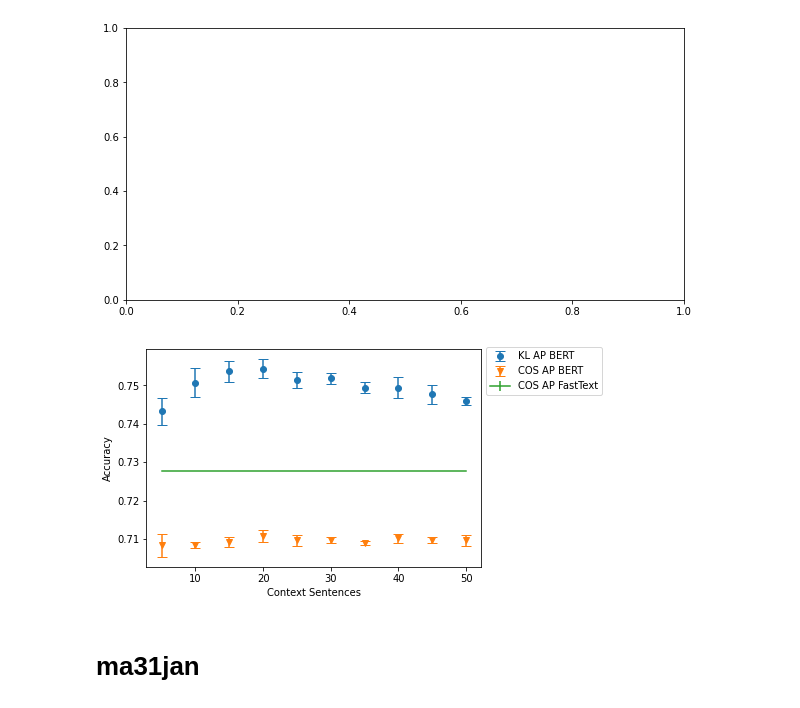
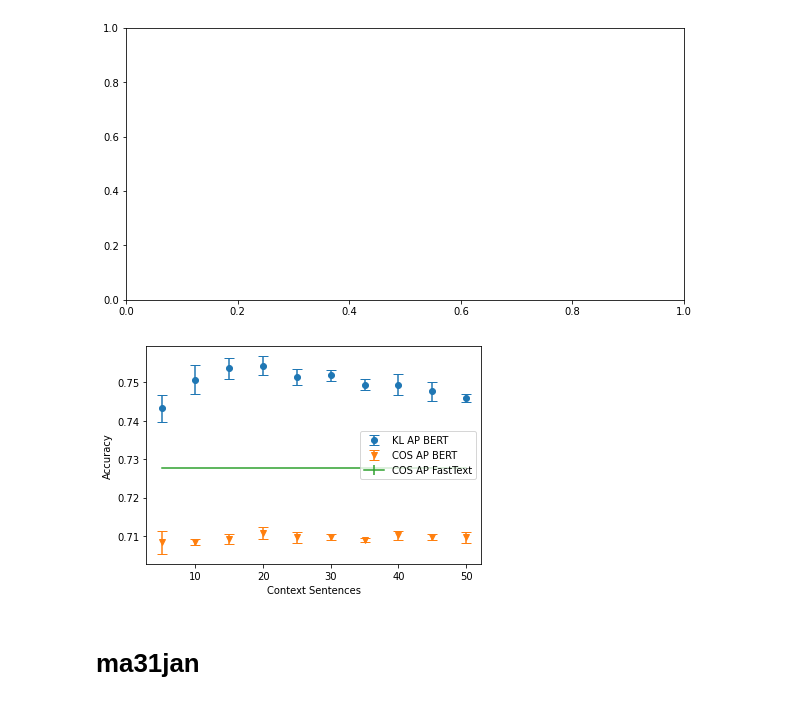
Before and after one commit to roritol/Bachelor-thesis, a Jupyter notebook: jupyter_notebook/Pipeline_Bert_Baroni.ipynb, the cells around one changed output. Drawn from its saved outputs; the diff is of its cells as text; code cells hidden in the pictures.

```diff
--- a/jupyter_notebook/Pipeline_Bert_Baroni.ipynb
+++ b/jupyter_notebook/Pipeline_Bert_Baroni.ipynb
@@ -332,23 +195,0 @@ for j in range(1,6):
-# %%
-x = [i[0] for i in output]
-y = [i[1] for i in output]
-
-# Group the data by x values
-group = np.unique(x)
-groupedData = {groupVal: [] for groupVal in group}
-for i, groupVal in enumerate(x):
-    groupedData[groupVal].append(y[i])
-
-# Compute the mean and standard deviation for each group
-meanValues = [np.mean(groupedData[groupVal]) for groupVal in group]
-stdValues = [np.std(groupedData[groupVal]) for groupVal in group]
-
-# Plot the error bar plot
-plt.boxplot(list(groupedData.values()), labels=group, notch=False, vert=1,
-            showfliers=True, widths=0.5, patch_artist=True)
-for box in plt.gca().artists:
-    box.set_facecolor('blue')
-plt.xlabel('Context Sentences')
-plt.ylabel('Accuracy')
-# plt.title('Spearman Correlation Score by Context Sentences')
-plt.show()
@@ -492,11 +389,11 @@ import matplotlib.pyplot as plt
 df = pd.DataFrame()
 
 # Open the file in read mode
-for j in range(1, 7):
-    with open(f'../data_shared/difflayer/df_AP10_layer{j}.pickle', "rb") as f:
+for j in range(1, 13):
+    with open(f'../data_shared/difflayer/df_AP10_layer-{j}.pickle', "rb") as f:
         # Read the contents of the file
         df1 = pickle.load(f)
-        df1["layer"] = j
+        df1["layer"] = -j
     df = pd.concat([df, df1])
 
 # prints the contents of the file
@@ -654,36 +557,35 @@ yerr = df_kl_bert.groupby('Max Context')['Score'].std()
 plt.errorbar(x, y, yerr, fmt='o', capsize=5, label='KL AP BERT')
 
 # COS Score AP BERT
 df_cos_bert = df_bert.melt(id_vars='Max Context', value_vars=['COS Score AP'], value_name='Score')
 df_cos_bert['Model'] = df_cos_bert['variable'].apply(lambda x: x.split()[0])
 df_cos_bert['Max Context'] = df_cos_bert['Max Context'].apply(lambda x: int(x.split("BERT")[1]))
 
 x = df_cos_bert['Max Context'].unique()
 y = df_cos_bert.groupby('Max Context')['Score'].mean()
 yerr = df_cos_bert.groupby('Max Context')['Score'].std()
 
 plt.errorbar(x, y, yerr, fmt='v', capsize=5, label='COS AP BERT')
 # axes[0, 0].set_xlabel('Max Context')
 # axes[0, 0].set_ylabel('Score')
 
 # COS Score AP EMP
 df_cos_emp = df_emp.melt(id_vars='Max Context', value_vars=['COS Score AP'], value_name='Score')
 df_cos_emp['Model'] = df_cos_emp['variable'].apply(lambda x: x.split()[0])
 df_cos_emp['Max Context'] = df_cos_emp['Max Context'].apply(lambda x: int(x.split("EMP")[1]))
 
 x = df_cos_emp['Max Context'].unique()
 y = df_cos_emp.groupby('Max Context')['Score'].mean()
 yerr = df_cos_emp.groupby('Max Context')['Score'].std()
 
 plt.errorbar(x, y, yerr, label='COS AP FastText')
 
-
 plt.xlabel("Context Sentences")
 plt.ylabel("Accuracy")
-plt.legend(loc='center left', bbox_to_anchor=(1, 0.90))
+plt.legend()
 plt.show()
 # %% [output]
-[figure, old version]
+[figure, new version]
 # %% [markdown]
 # ma31jan
 # %%
```
Also changed, not shown: parts of 9 cells of this notebook, 1 other file.
